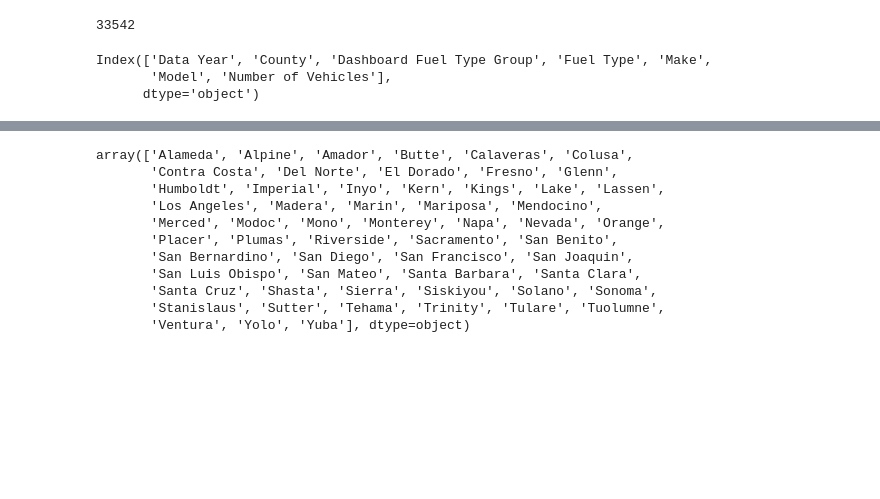
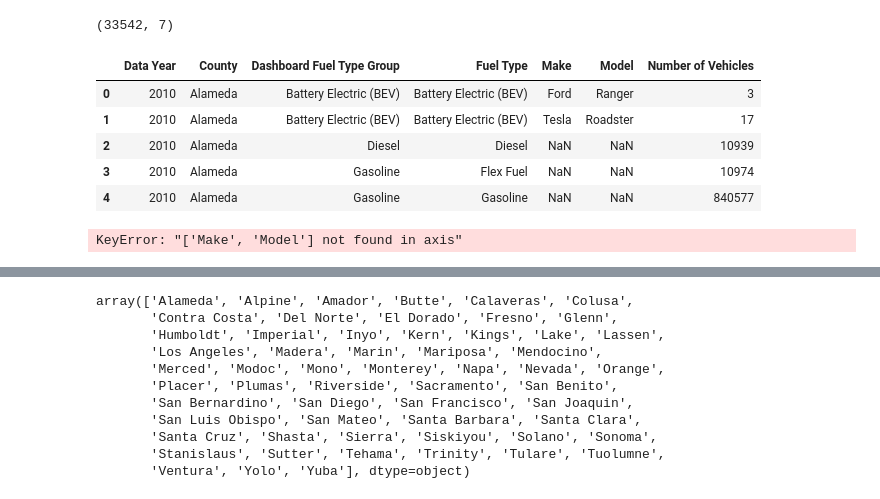
Before and after one commit to kellerl7/SIADS_Milestone_1, a Jupyter notebook: bretts_notebook.ipynb, the cells around one changed output, grey strips where cells are left out. Saved outputs shown, nothing was run; the diff lists cells and outputs as text; code cells hidden in the pictures; blank space fills up the shorter version.

```diff
--- a/bretts_notebook.ipynb
+++ b/bretts_notebook.ipynb
@@ -4,12 +6,20 @@ df_multiple_sheets = pd.read_excel('california_vehicle.xlsx',sheet_name=["County
 # %%
-county_df = df_multiple_sheets['County']
-zipcode_df = df_multiple_sheets['ZIP']
+## We've isolated the worksheet, now let's take a look at the shape ##
+countyvehicle_df.shape
+# %% [output]
+(33542, 7)
 # %%
-print(len(county_df))
-county_df.head()
-county_df.columns
+## We see there are 33542 rows and 7 columns, now let's see what that looks like ##
+countyvehicle_df.head()
 # %% [output]
-33542
-Index(['Data Year', 'County', 'Dashboard Fuel Type Group', 'Fuel Type', 'Make',
-       'Model', 'Number of Vehicles'],
-      dtype='object')
+|  | Data Year | County | Dashboard Fuel Type Group | Fuel Type | Make | Model | Number of Vehicles |
+| 0 | 2010 | Alameda | Battery Electric (BEV) | Battery Electric (BEV) | Ford | Ranger | 3 |
+| 1 | 2010 | Alameda | Battery Electric (BEV) | Battery Electric (BEV) | Tesla | Roadster | 17 |
+| 2 | 2010 | Alameda | Diesel | Diesel | NaN | NaN | 10939 |
+| 3 | 2010 | Alameda | Gasoline | Flex Fuel | NaN | NaN | 10974 |
+| 4 | 2010 | Alameda | Gasoline | Gasoline | NaN | NaN | 840577 |
+# %%
+## We're not interested in the Make or Model of the car, so let's drop those values ##
+countyvehicle_df = countyvehicle_df.drop(columns=['Make','Model'])
+# %% [output]
+KeyError: "['Make', 'Model'] not found in axis"
```
Also changed, not shown: parts of 15 cells of this notebook.
